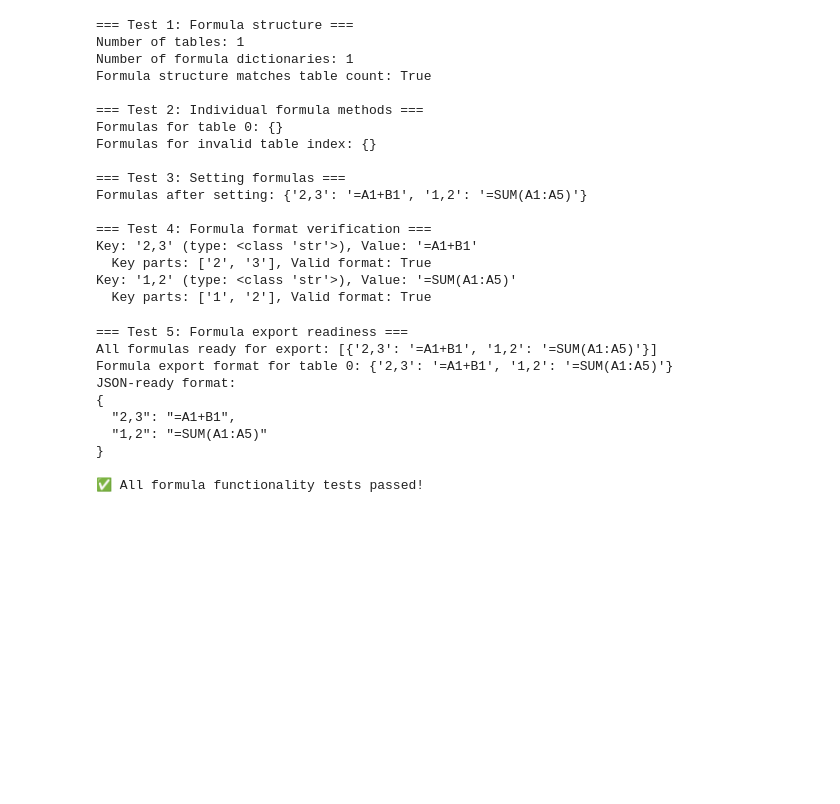
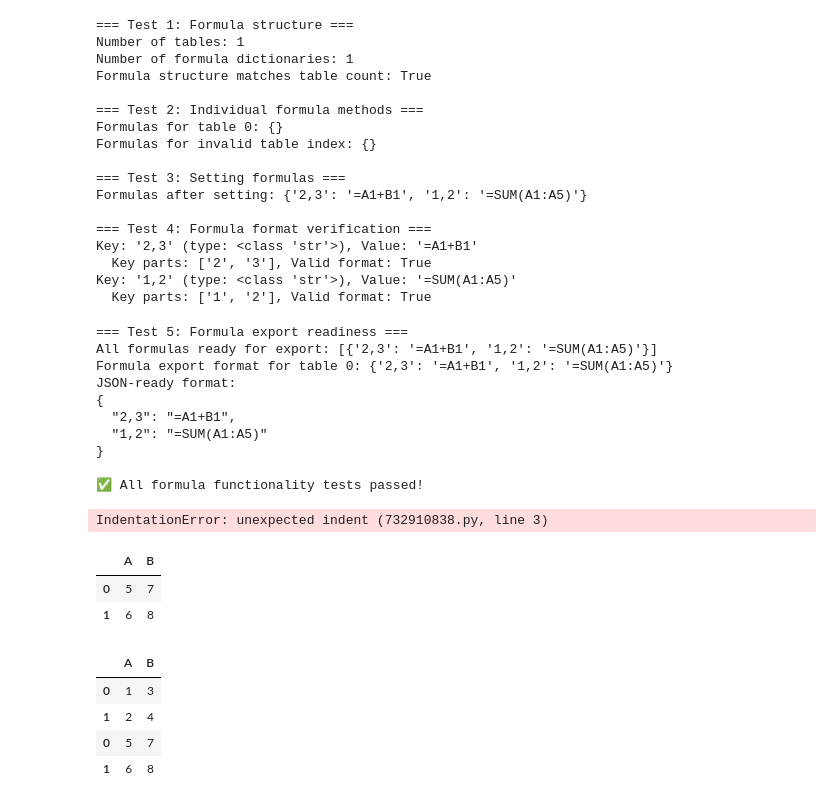
Before and after one commit to Vision314/Test-Report-Generator, a Jupyter notebook: sixth_integration/form_to_csv_to_latex/testing_tables_class.ipynb, the cells around one changed output. Cells and saved outputs as stored; diff of their text form; code cells hidden in the pictures; blank space fills up the shorter version.

```diff
--- a/sixth_integration/form_to_csv_to_latex/testing_tables_class.ipynb
+++ b/sixth_integration/form_to_csv_to_latex/testing_tables_class.ipynb
@@ -468,3 +471,45 @@ JSON-ready format:
 }
 
 ✅ All formula functionality tests passed!
+# %%
+import pandas as pd
+
+def insert_block(host_df, block_df, start_row, start_col):
+    # Ensure host_df is large enough
+    max_row = max(host_df.shape[0], start_row + block_df.shape[0])
+    max_col = max(host_df.shape[1], start_col + block_df.shape[1])
+    host_df = host_df.reindex(index=range(max_row), columns=range(max_col), fill_value="")
+
+    # Insert block_df into host_df at (start_row, start_col)
+    for i in range(block_df.shape[0]):
+        for j in range(block_df.shape[1]):
+            # Only insert if the target cell is empty
+            if host_df.iat[start_row + i, start_col + j] == "":
+                host_df.iat[start_row + i, start_col + j] = block_df.iat[i, j]
+            else:
+                # Handle collision: raise error, overwrite, or merge as needed
+                raise ValueError(f"Cell ({start_row + i}, {start_col + j}) already occupied.")
+
+    return host_df
+
+# Example usage:
+host = pd.DataFrame([["Header", "", ""], ["", "", ""], ["", "", ""]])
+block = pd.DataFrame([["A", "B"], ["C", "D"]])
+result = insert_block(host, block, 1, 1)
+print(result)
+# %% [output]
+IndentationError: unexpected indent (732910838.py, line 3)
+# %%
+df2
+# %% [output]
+|  | A | B |
+| 0 | 5 | 7 |
+| 1 | 6 | 8 |
+# %%
+combined_df
+# %% [output]
+|  | A | B |
+| 0 | 1 | 3 |
+| 1 | 2 | 4 |
+| 0 | 5 | 7 |
+| 1 | 6 | 8 |
```
Also changed, not shown: parts of 3 cells of this notebook, 12 other files.
